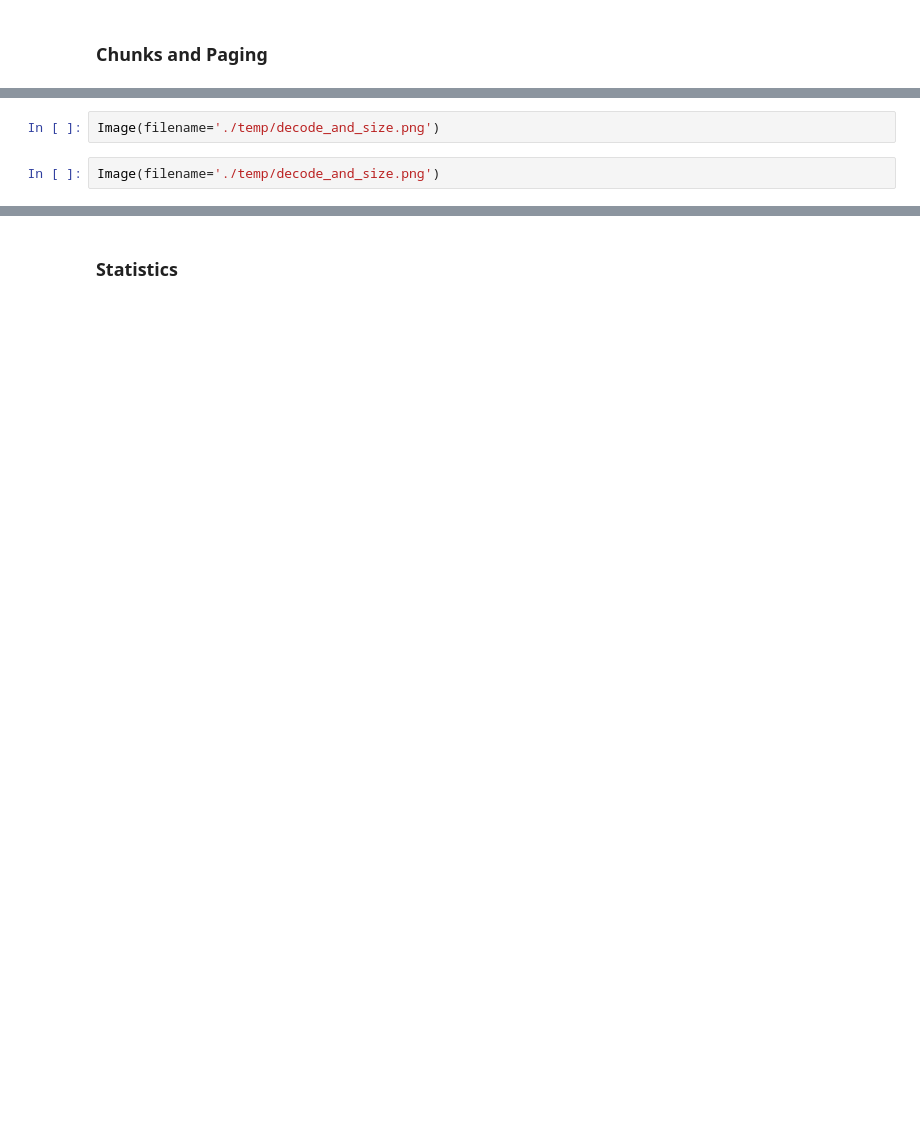
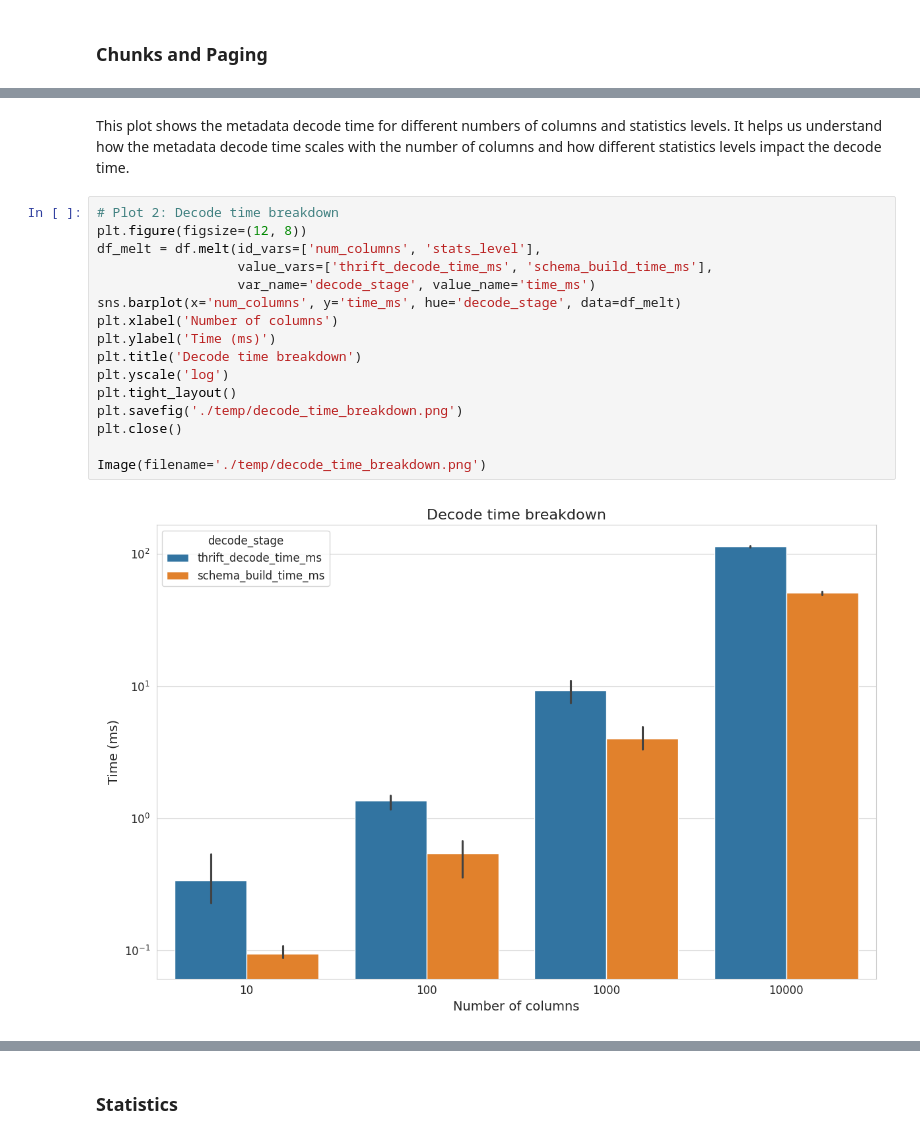
Before and after one commit to Neelaksh-Singh/gresearch_parquet_benchmarking, a Jupyter notebook: Parquet-CPP Benchmarking.ipynb, the cells around one changed output, grey strips where cells are left out. Drawn from its saved outputs; the diff is of its cells as text; blank space fills up the shorter version.

```diff
--- a/Parquet-CPP Benchmarking.ipynb
+++ b/Parquet-CPP Benchmarking.ipynb
@@ -122,4 +171,20 @@ Image(filename='./temp/decode_and_size.png')
-# %%
-Image(filename='./temp/decode_and_size.png')
+# %% [markdown]
+This plot shows the metadata decode time for different numbers of columns and statistics levels. It helps us understand how the metadata decode time scales with the number of columns and how different statistics levels impact the decode time.
 # %%
-Image(filename='./temp/decode_and_size.png')
+# Plot 2: Decode time breakdown
+plt.figure(figsize=(12, 8))
+df_melt = df.melt(id_vars=['num_columns', 'stats_level'],
+                  value_vars=['thrift_decode_time_ms', 'schema_build_time_ms'],
+                  var_name='decode_stage', value_name='time_ms')
+sns.barplot(x='num_columns', y='time_ms', hue='decode_stage', data=df_melt)
+plt.xlabel('Number of columns')
+plt.ylabel('Time (ms)')
+plt.title('Decode time breakdown')
+plt.yscale('log')
+plt.tight_layout()
+plt.savefig('./temp/decode_time_breakdown.png')
+plt.close()
+
+Image(filename='./temp/decode_time_breakdown.png')
+# %% [output]
+[figure, added]
```
Also changed, not shown: parts of 33 cells of this notebook.
